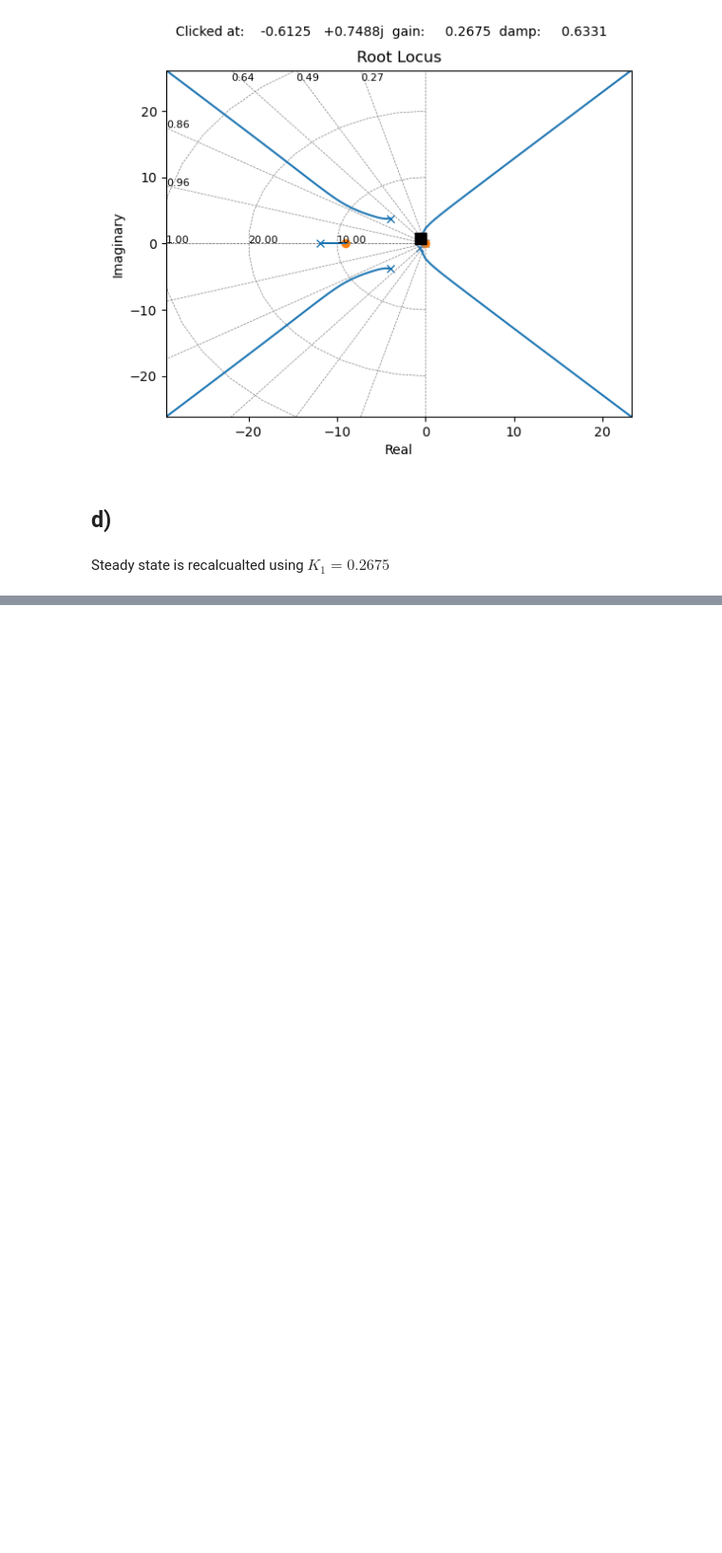
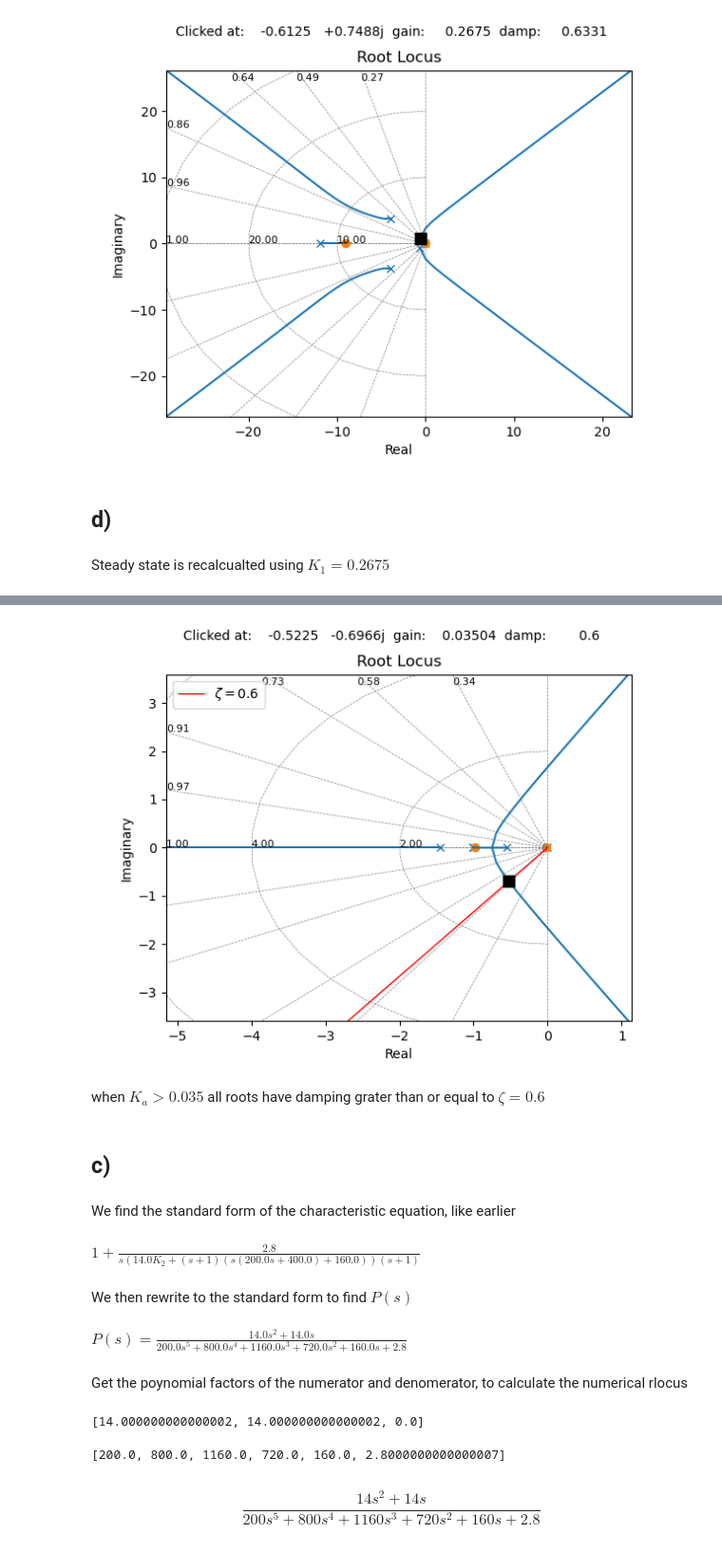
Before and after one commit to robotengineer123/ControlHomework, a Jupyter notebook: Homework_6/HW6.ipynb, the cells around one changed output, grey strips where cells are left out. Shown at 95% size. Drawn from its saved outputs; the diff is of its cells as text; code cells hidden in the pictures; blank space fills up the shorter version.

```diff
--- a/Homework_6/HW6.ipynb
+++ b/Homework_6/HW6.ipynb
@@ -371,0 +464,49 @@ ct.dcgain(T)
+# %%
+Image('plots/P7_11b.png')
+# %% [output]
+[figure, added]
+# %% [markdown]
+when $K_a > 0.035$ all roots have damping grater than or equal to $\zeta=0.6$
+# %% [markdown]
+## c)
+# %% [markdown]
+We find the standard form of the characteristic equation, like earlier
+# %%
+s, K2 = sp.symbols('s, K2')
+Ka=0.035
+x = sp.symbols('x')
+J = J_full
+photocell = 0.5*K1/(tau1*s+1)
+amp = Ka/(taua*s+1)
+tach = K2
+motor = KT_LJ/((s+1/tau_m)/J)
+sys =Kp*photocell*r/s*reduce_feedback(amp*reduce_feedback(motor*(1/(J*s)), Kb), K2)
+1 + sys
+# %% [output]
+$\displaystyle 1 + \frac{2.8}{s \left(14.0 K_{2} + \left(s + 1\right) \left(s \left(200.0 s + 400.0\right) + 160.0\right)\right) \left(s + 1\right)}$
+# %% [markdown]
+We then rewrite to the standard form to find $P(s)$
+# %%
+char_eq = ((1+sys)*sys.as_numer_denom()[1]).simplify()
+args = sp.Add.make_args(char_eq.expand().collect(K2))
+non_Ka_terms = sum(x for x in args if not K2 in x.free_symbols)
+Ka_terms = [x for x in args if K2 in x.free_symbols][0]
+Psym = Ka_terms.subs(K2,1)/non_Ka_terms
+eq_disp('P(s)', Psym)
+# %% [output]
+$P(s)=\frac{14.0 s^{2} + 14.0 s}{200.0 s^{5} + 800.0 s^{4} + 1160.0 s^{3} + 720.0 s^{2} + 160.0 s + 2.8} \: $
+# %% [markdown]
+Get the poynomial factors of the numerator and denomerator, to calculate the numerical rlocus
+# %%
+num, denom = Psym.as_numer_denom()
+num_c = [float(x) for x in sp.Poly(num).all_coeffs()]
+denom_c = [float(x) for x in sp.Poly(denom).all_coeffs()]
+display(num_c, denom_c)
+# %% [output]
+[14.000000000000002, 14.000000000000002, 0.0]
+[200.0, 800.0, 1160.0, 720.0, 160.0, 2.8000000000000007]
+# %%
+P = ct.tf(num_c, denom_c)
+P
+# %% [output]
+$$\frac{14 s^2 + 14 s}{200 s^5 + 800 s^4 + 1160 s^3 + 720 s^2 + 160 s + 2.8}$$
```
Also changed, not shown: parts of 29 cells of this notebook, 1 other file.
